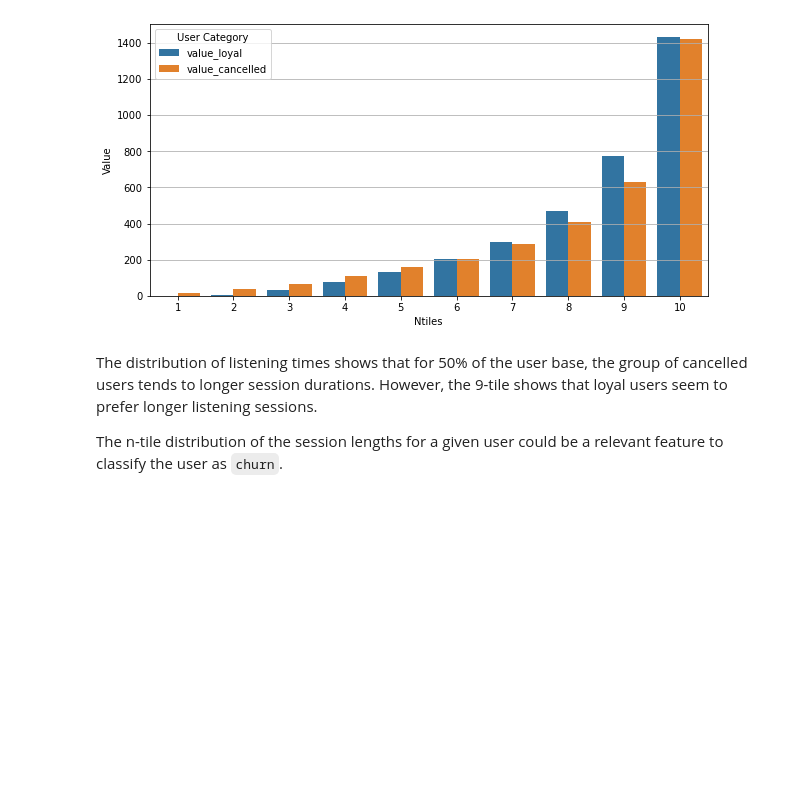
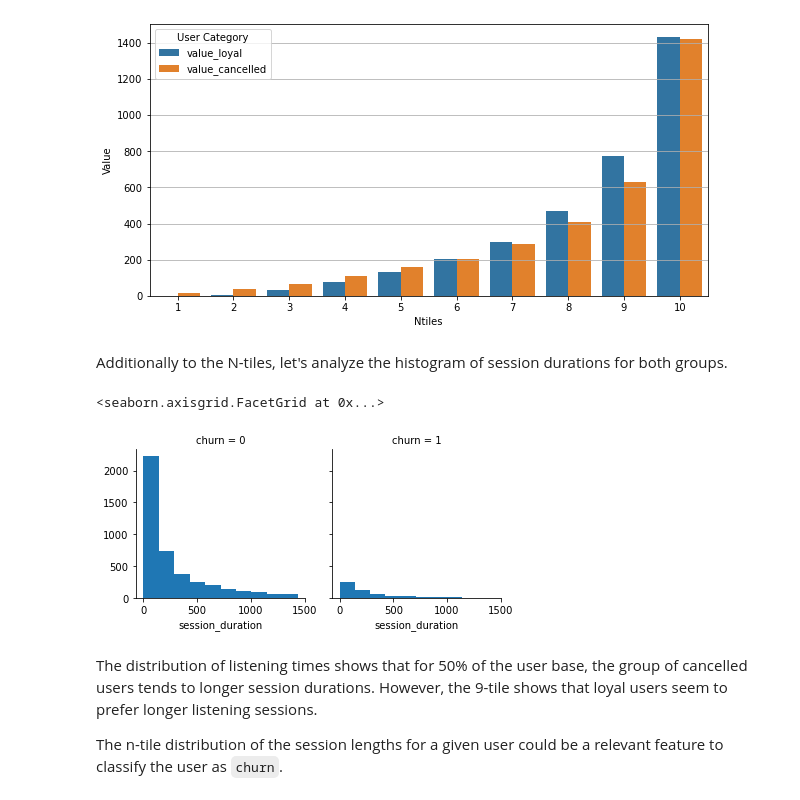
Before and after one commit to philippmarcus/dsnd-sparkify, a Jupyter notebook: Sparkify.ipynb, the cells around one changed output. Saved outputs shown, nothing was run; the diff lists cells and outputs as text; code cells hidden in the pictures; blank space fills up the shorter version.

```diff
--- a/Sparkify.ipynb
+++ b/Sparkify.ipynb
@@ -558,6 +600,21 @@ sns.barplot(y='Value', x='Ntiles', hue='User Category', data = sess_durs_pd)
 plt.show()
 # %% [output]
 [figure]
+# %% [markdown]
+Additionally to the N-tiles, let's analyze the histogram of session durations for both groups.
+# %%
+session_lengths2 = spark.sql('''
+                              SELECT churn, userId, sessionId, to_minutes(MAX(ts)-MIN(ts)) as session_duration
+                              FROM df_table
+                              GROUP BY churn, userId, sessionId
+                              ORDER BY userId ASC, MIN(ts) ASC
+                              ''').toPandas()
+# %%
+g = sns.FacetGrid(session_lengths2, col='churn')
+g.map(plt.hist, 'session_duration')
+# %% [output]
+<seaborn.axisgrid.FacetGrid at 0x...>
+[figure, added]
 # %% [markdown]
 The distribution of listening times shows that for 50% of the user base, the group of cancelled users tends to longer session durations. However, the 9-tile shows that loyal users seem to prefer longer listening sessions.
 
```
Also changed, not shown: parts of 57 cells of this notebook.
